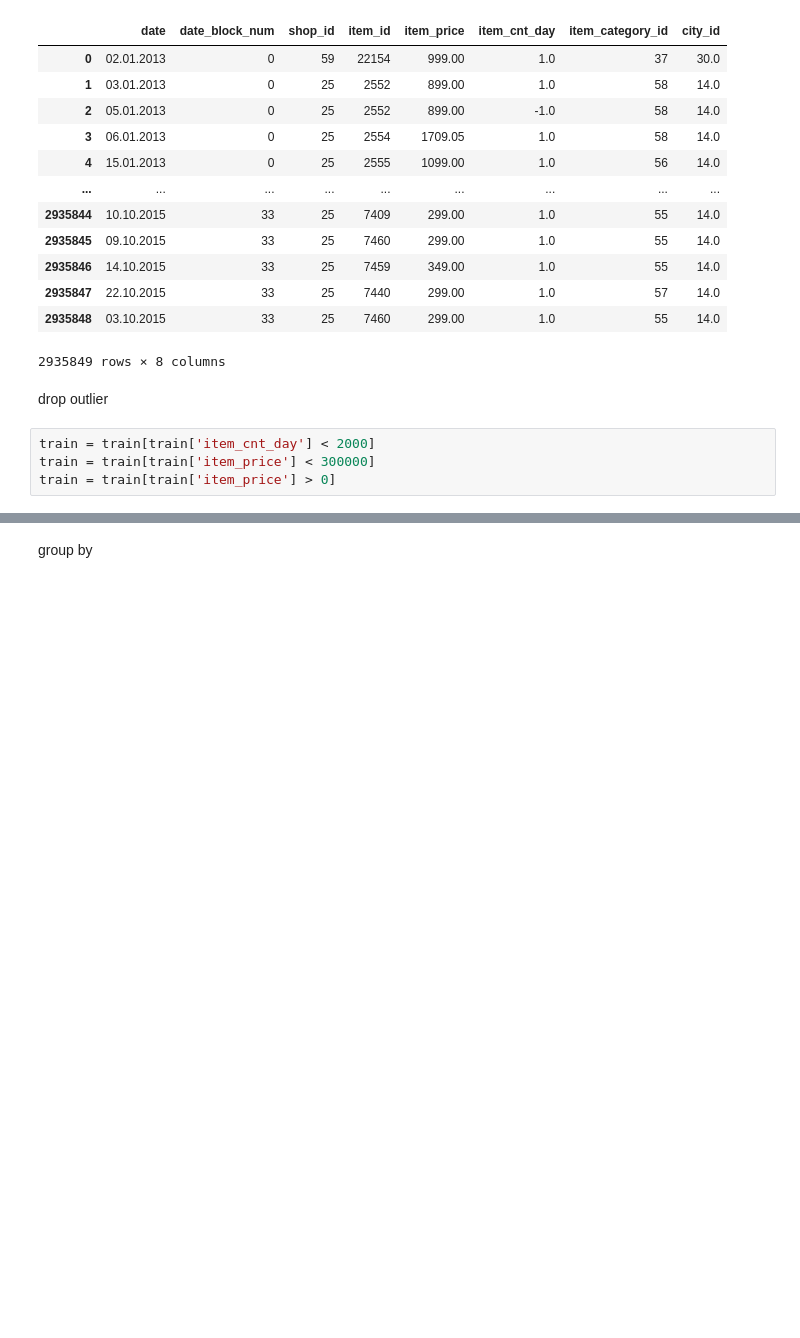
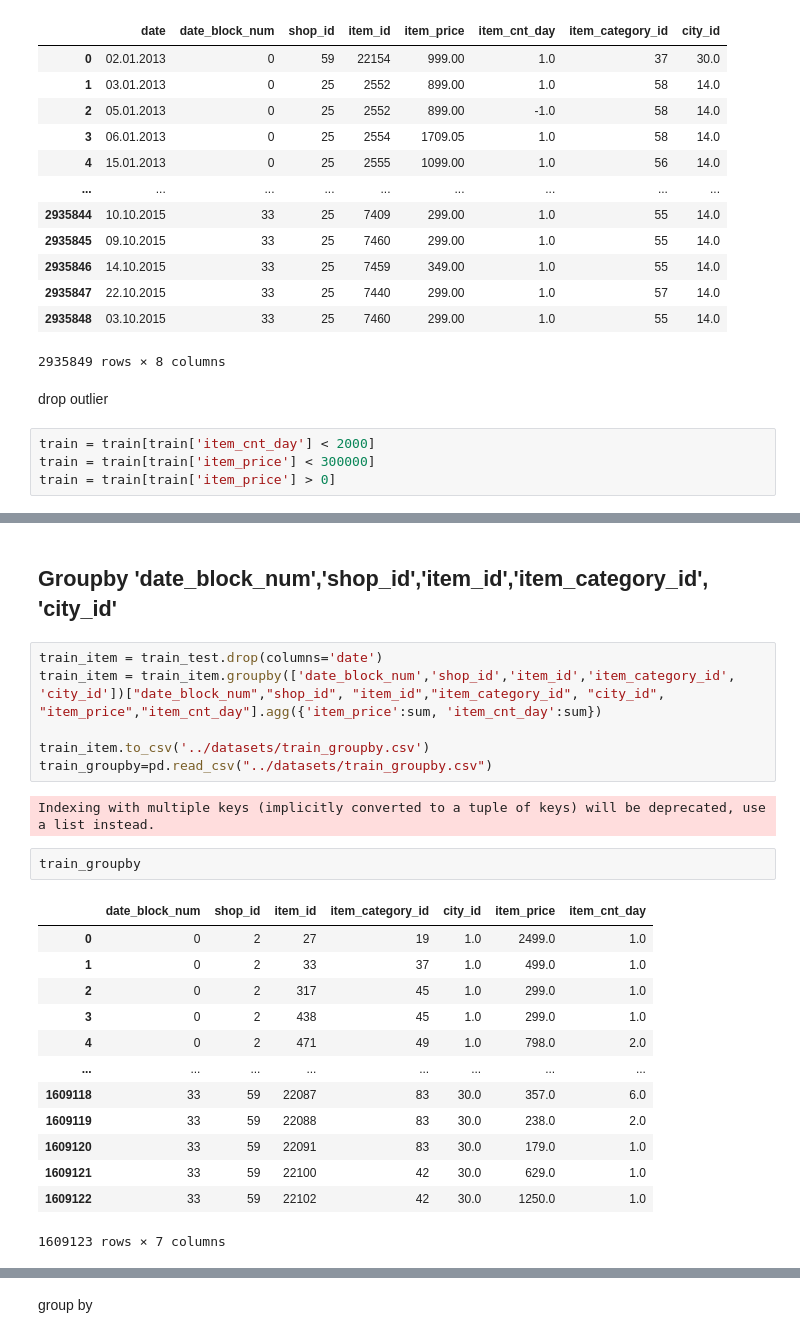
Before and after one commit to X1anghe/AIDM, a Jupyter notebook: Assignment2/src/DataVisualisation.ipynb, the cells around one changed output, grey strips where cells are left out. Drawn from its saved outputs; the diff is of its cells as text; blank space fills up the shorter version.

```diff
--- a/Assignment2/src/DataVisualisation.ipynb
+++ b/Assignment2/src/DataVisualisation.ipynb
@@ -575,0 +592,26 @@ train
+# %% [markdown]
+## Groupby 'date_block_num','shop_id','item_id','item_category_id', 'city_id'
+# %%
+train_item = train_test.drop(columns='date')
+train_item = train_item.groupby(['date_block_num','shop_id','item_id','item_category_id', 'city_id'])["date_block_num","shop_id", "item_id","item_category_id", "city_id", "item_price","item_cnt_day"].agg({'item_price':sum, 'item_cnt_day':sum})
+
+train_item.to_csv('../datasets/train_groupby.csv')
+train_groupby=pd.read_csv("../datasets/train_groupby.csv")
+# %% [output]
+Indexing with multiple keys (implicitly converted to a tuple of keys) will be deprecated, use a list instead.
+# %%
+train_groupby
+# %% [output]
+|  | date_block_num | shop_id | item_id | item_category_id | city_id | item_price | item_cnt_day |
+| 0 | 0 | 2 | 27 | 19 | 1.0 | 2499.0 | 1.0 |
+| 1 | 0 | 2 | 33 | 37 | 1.0 | 499.0 | 1.0 |
+| 2 | 0 | 2 | 317 | 45 | 1.0 | 299.0 | 1.0 |
+| 3 | 0 | 2 | 438 | 45 | 1.0 | 299.0 | 1.0 |
+| 4 | 0 | 2 | 471 | 49 | 1.0 | 798.0 | 2.0 |
+| ... | ... | ... | ... | ... | ... | ... | ... |
+| 1609118 | 33 | 59 | 22087 | 83 | 30.0 | 357.0 | 6.0 |
+| 1609119 | 33 | 59 | 22088 | 83 | 30.0 | 238.0 | 2.0 |
+| 1609120 | 33 | 59 | 22091 | 83 | 30.0 | 179.0 | 1.0 |
+| 1609121 | 33 | 59 | 22100 | 42 | 30.0 | 629.0 | 1.0 |
+| 1609122 | 33 | 59 | 22102 | 42 | 30.0 | 1250.0 | 1.0 |
+1609123 rows × 7 columns
```
Also changed, not shown: parts of 23 cells of this notebook.
